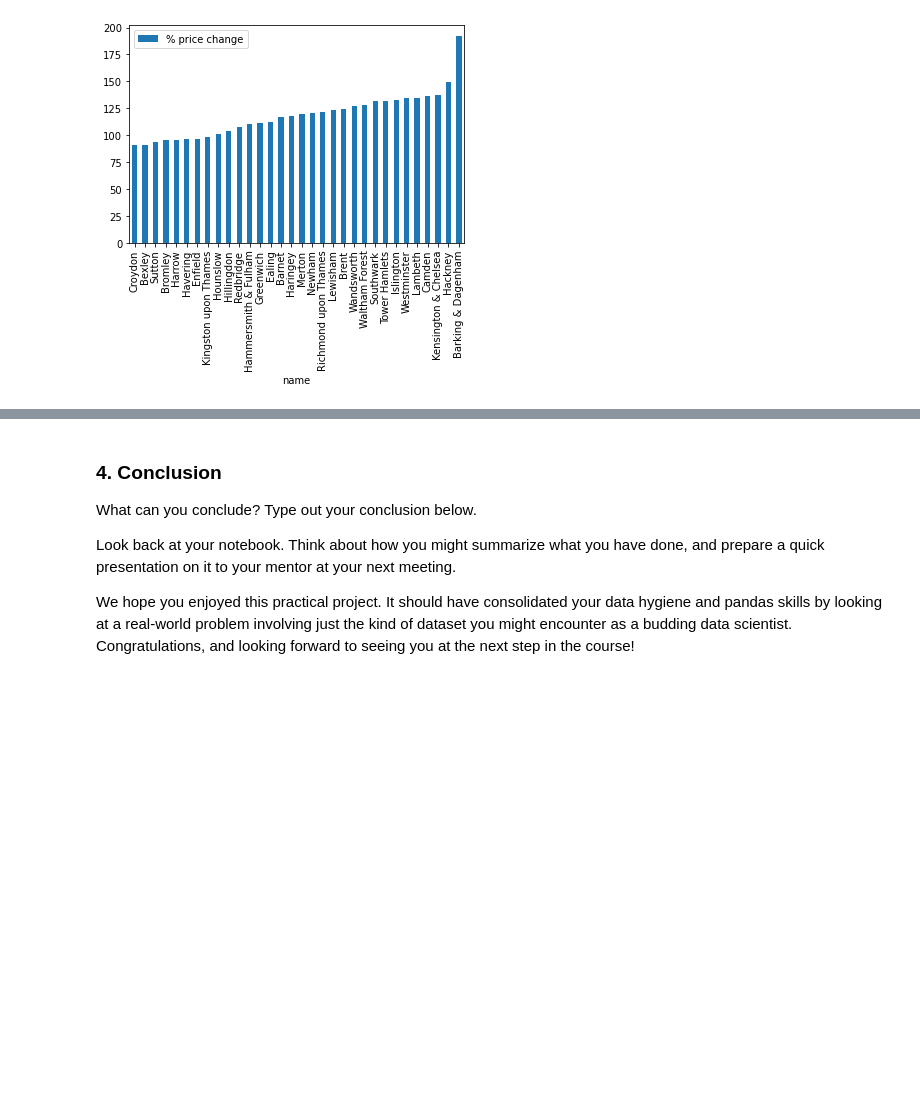
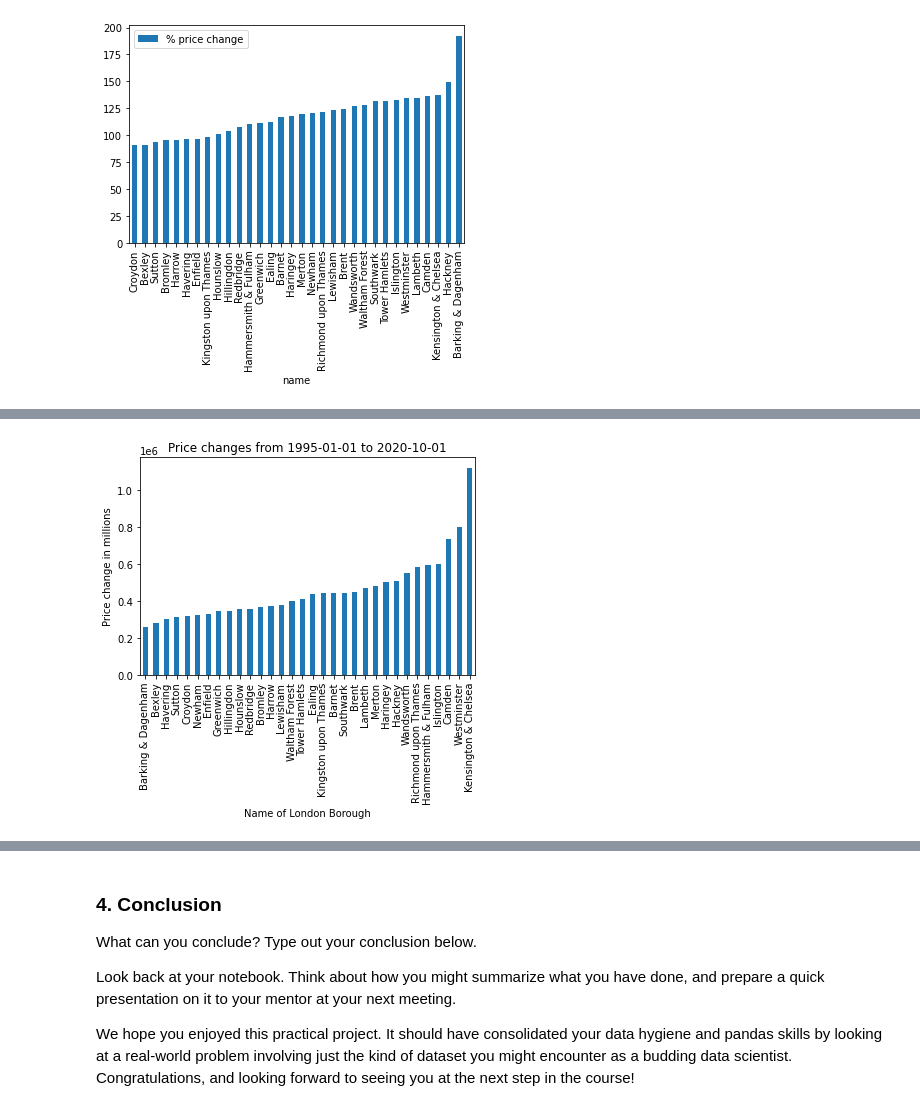
Before and after one commit to sbBEM/SpringBoard, a Jupyter notebook: unit4/Unit 4 Challenge - Tier 3.ipynb, the cells around one changed output, grey strips where cells are left out. Drawn from its saved outputs; the diff is of its cells as text; code cells hidden in the pictures; blank space fills up the shorter version.

```diff
--- a/unit4/Unit 4 Challenge - Tier 3.ipynb
+++ b/unit4/Unit 4 Challenge - Tier 3.ipynb
@@ -520,0 +594,9 @@ total_growths.plot.bar()
+# %%
+# I see "1e6" at the top of the graph so I'll rename:
+unmelted['absolute_change'].plot.bar(
+    title='Price changes from 1995-01-01 to 2020-10-01')
+plt.ylabel('Price change in millions')
+plt.xlabel('Name of London Borough')
+plt.show()
+# %% [output]
+[figure, added]
```
Also changed, not shown: parts of 22 cells of this notebook, 1 other file.
